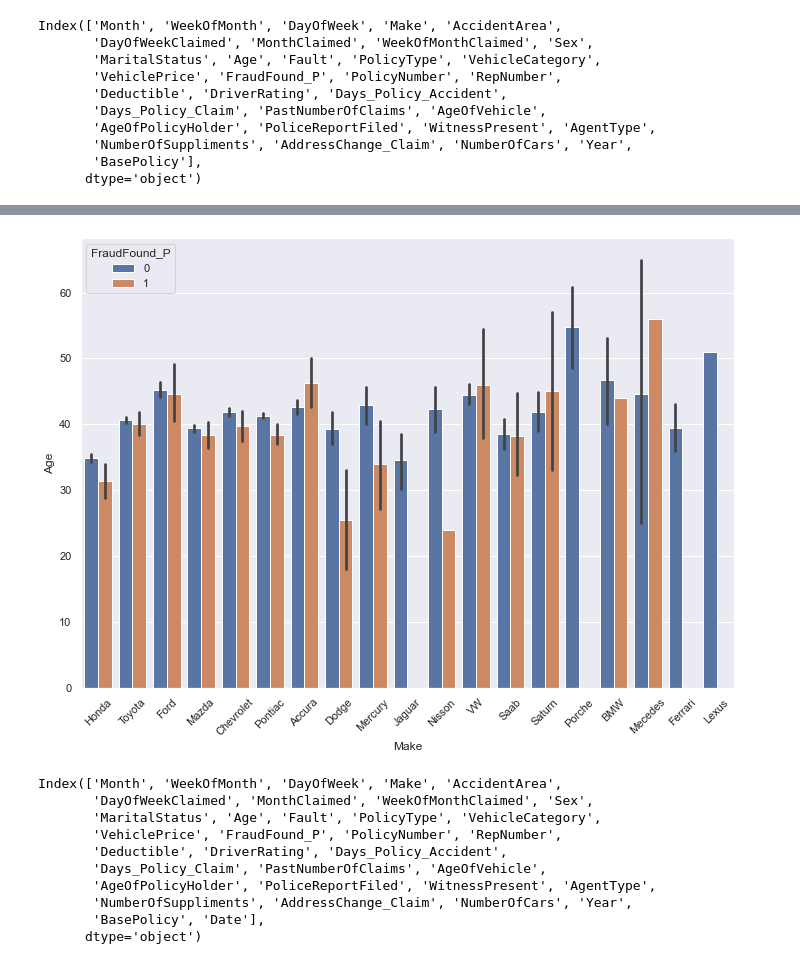
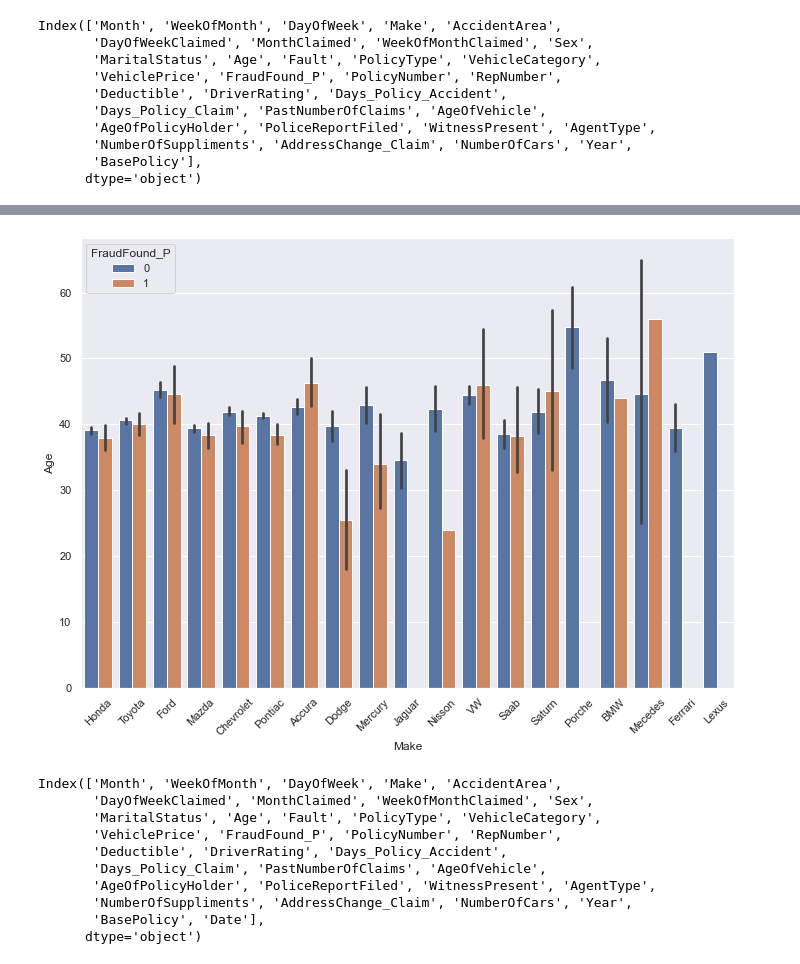
Before and after one commit to smirs/car-insurance-fraud-detection, a Jupyter notebook: fraud_detection.ipynb, the cells around one changed output, grey strips where cells are left out. Drawn from its saved outputs; the diff is of its cells as text; code cells hidden in the pictures.

```diff
--- a/fraud_detection.ipynb
+++ b/fraud_detection.ipynb
@@ -81,3 +93,4 @@ Date                    0.0
 dtype: float64
 # %%
-fraud_data['Date'] = pd.to_datetime(fraud_data['Month'] + ' ' + fraud_data['Year'].apply(str))
+fraud_data_cleaned = fraud_data[(fraud_data['Age'] >= 16) & (fraud_data['DayOfWeekClaimed'] != '0')]
+fraud_data_cleaned['Date'] = pd.to_datetime(fraud_data_cleaned['Month'] + ' ' + fraud_data_cleaned['Year'].apply(str))
@@ -134,7 +163,6 @@ Name: AccidentArea, dtype: float64
 # %%
-sns.set(rc={'figure.figsize':(11.7,8.27)})
-make_age = sns.barplot(data=fraud_data, x="Make", y="Age", hue="FraudFound_P")
+make_age = sns.barplot(data=fraud_data_cleaned, x="Make", y="Age", hue="FraudFound_P")
 make_age.tick_params(axis='x', labelrotation=45)
 # %% [output]
-[figure, old version]
+[figure, new version]
 # %%
```
Also changed, not shown: parts of 30 cells of this notebook.
